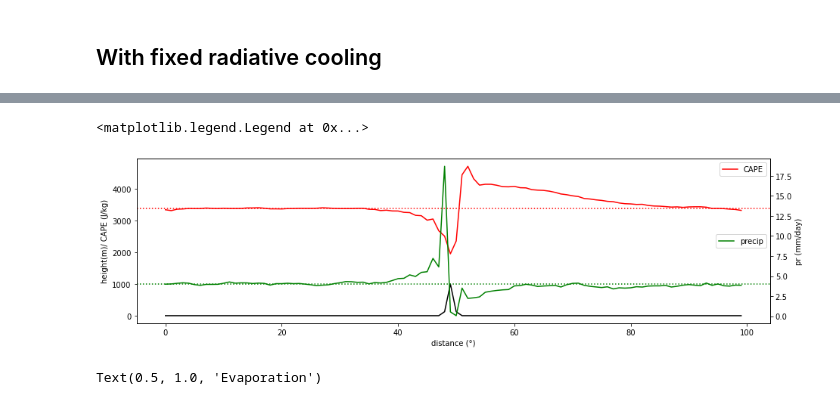
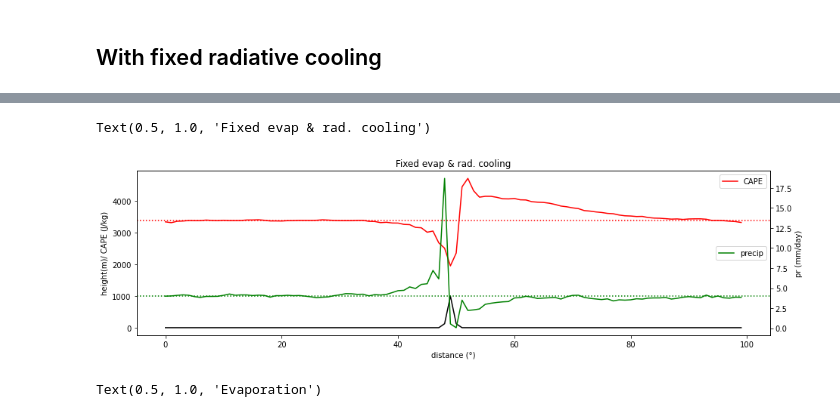
Before and after one commit to qnicolas/orographicPrecipitation, a Jupyter notebook: wrfProcessing/wrf_channel.ipynb, the cells around one changed output, grey strips where cells are left out. Cells and saved outputs as stored; diff of their text form; code cells hidden in the pictures.

```diff
--- a/wrfProcessing/wrf_channel.ipynb
+++ b/wrfProcessing/wrf_channel.ipynb
@@ -594,19 +832,20 @@ Wall time: 5.19 s
 # %%
 ax,ax2=plotsection(hgt)
 
 ax.set_xlabel("distance (°)")
 ax.set_ylabel("height(m)/ CAPE (J/kg)")
 ax.plot(channelCAPEmean_fefr.west_east,channelCAPEmean_fefr.mean('south_north')[::-1],color='r',label='CAPE')
 ax.axhline(channelCAPEmean_fefr.isel(west_east=slice(70,90)).mean(['west_east','south_north']),color='r',linestyle=':')
 
 ax2.set_ylabel("pr (mm/day)")
 ax2.plot(channelprecip_fefr.west_east,channelprecip_fefr.mean(['south_north','Time'])[::-1],color='green',label='precip')
 ax2.axhline(channelprecip_fefr.isel(west_east=slice(70,90)).mean(['west_east','south_north','Time']),color='g',linestyle=':')
 ax.legend()
 ax2.legend(loc="center right")
+ax.set_title("Fixed evap & rad. cooling")
 # %% [output]
-<matplotlib.legend.Legend at 0x...>
+Text(0.5, 1.0, 'Fixed evap & rad. cooling')
-[figure, old version]
+[figure, new version]
 # %%
 _,ax2 = plotsection(hgt)
 ax2.set_ylabel("evap (mm/day)")
```
Also changed, not shown: parts of 90 cells of this notebook, 4 other files.
